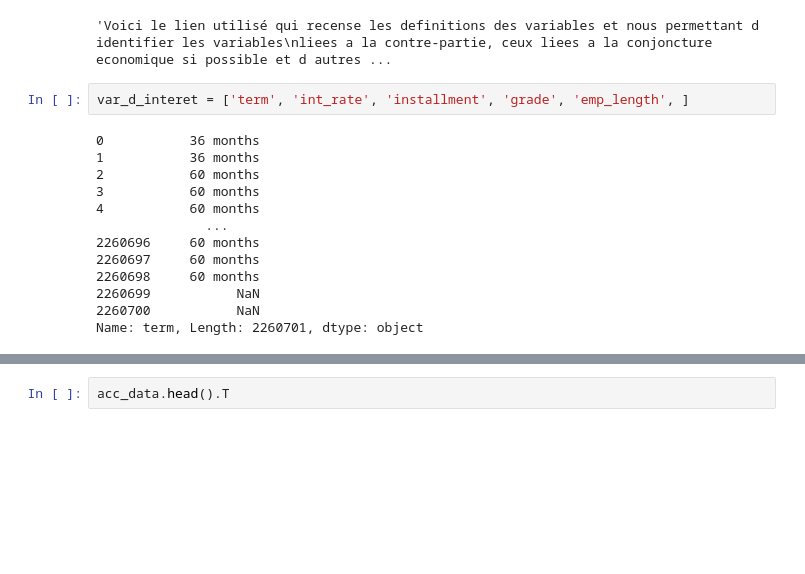
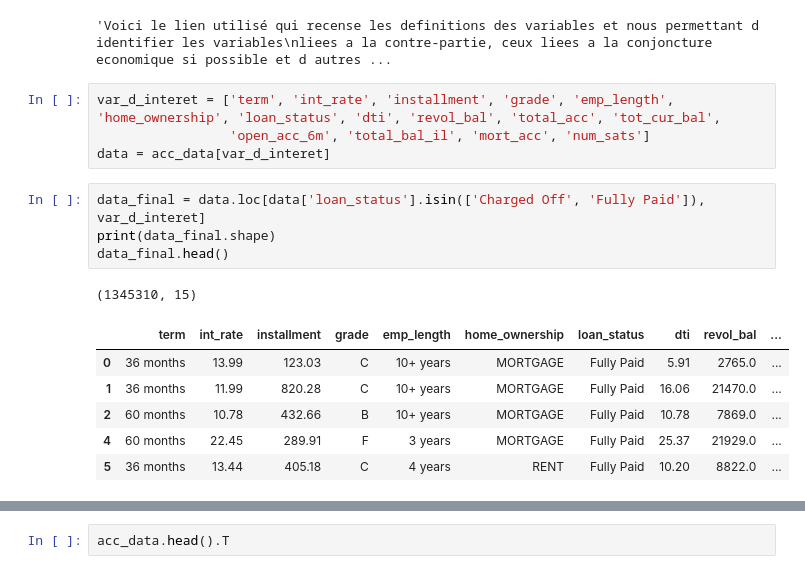
Before and after one commit to Rilwanou/scoring_ifrs9, a Jupyter notebook: EDA.ipynb, the cells around one changed output, grey strips where cells are left out. Saved outputs shown, nothing was run; the diff lists cells and outputs as text; blank space fills up the shorter version.

```diff
--- a/EDA.ipynb
+++ b/EDA.ipynb
@@ -77,17 +77,18 @@ interesse dans le cadre de l estimation de la fonction score'''
 # %% [output]
 'Voici le lien utilisé qui recense les definitions des variables et nous permettant d identifier les variables\nliees a la contre-partie, ceux liees a la conjoncture economique si possible et d autres ...
 # %%
-var_d_interet = ['term', 'int_rate', 'installment', 'grade', 'emp_length', ]
+var_d_interet = ['term', 'int_rate', 'installment', 'grade', 'emp_length', 'home_ownership', 'loan_status', 'dti', 'revol_bal', 'total_acc', 'tot_cur_bal',
+                 'open_acc_6m', 'total_bal_il', 'mort_acc', 'num_sats']
+data = acc_data[var_d_interet]
-# %% [output]
-0           36 months
-1           36 months
-2           60 months
-3           60 months
-4           60 months
-              ...
-2260696     60 months
-2260697     60 months
-2260698     60 months
-2260699           NaN
-2260700           NaN
-Name: term, Length: 2260701, dtype: object
+# %%
+data_final = data.loc[data['loan_status'].isin(['Charged Off', 'Fully Paid']), var_d_interet]
+print(data_final.shape)
+data_final.head()
+# %% [output]
+(1345310, 15)
+|  | term | int_rate | installment | grade | emp_length | home_ownership | loan_status | dti | revol_bal | ... |
+| 0 | 36 months | 13.99 | 123.03 | C | 10+ years | MORTGAGE | Fully Paid | 5.91 | 2765.0 | ... |
+| 1 | 36 months | 11.99 | 820.28 | C | 10+ years | MORTGAGE | Fully Paid | 16.06 | 21470.0 | ... |
+| 2 | 60 months | 10.78 | 432.66 | B | 10+ years | MORTGAGE | Fully Paid | 10.78 | 7869.0 | ... |
+| 4 | 60 months | 22.45 | 289.91 | F | 3 years | MORTGAGE | Fully Paid | 25.37 | 21929.0 | ... |
+| 5 | 36 months | 13.44 | 405.18 | C | 4 years | RENT | Fully Paid | 10.20 | 8822.0 | ... |
```
Also changed, not shown: parts of 7 cells of this notebook, 3 other files.
